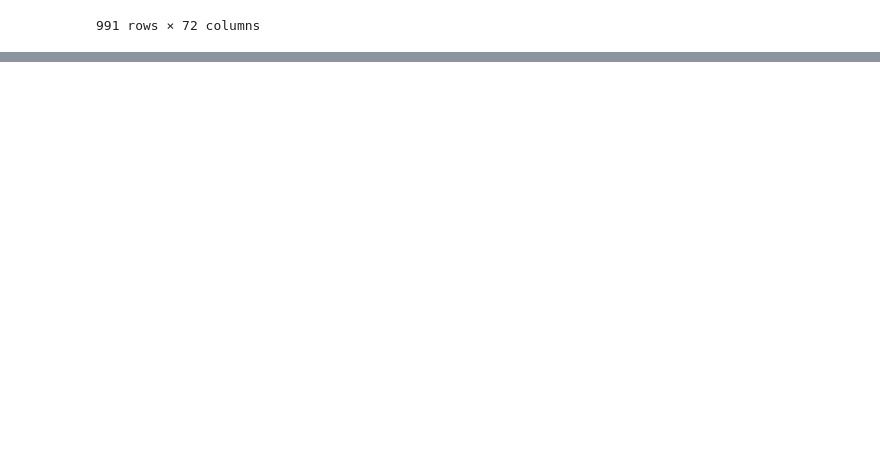
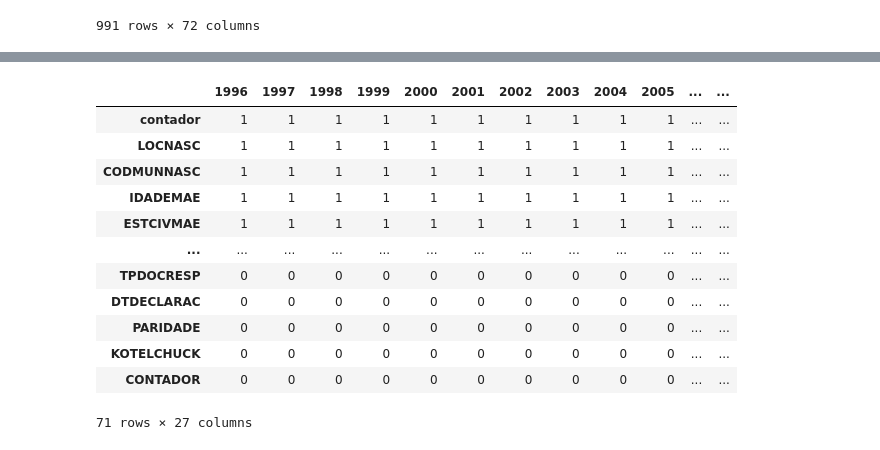
Before and after one commit to lucasmuguet/TCC, a Jupyter notebook: SINASC.ipynb, the cells around one changed output, grey strips where cells are left out. Drawn from its saved outputs; the diff is of its cells as text; code cells hidden in the pictures; blank space fills up the shorter version.

Commit message:
Adição da geração da tabela de presença no notebook

```diff
--- a/SINASC.ipynb
+++ b/SINASC.ipynb
@@ -97,3 +78,23 @@ Quantidade de mães que deram a luz em 2020 que já tinham pelo menos 2 filhos m
 | 631625 | <NA> | 1 | 521800 | 33.0 | 2 | 4 | 999992 | 01 | 2.0 | ... |
 | 631638 | <NA> | 1 | 530010 | 28.0 | 1 | 5 | 223505 | 00 | 2.0 | ... |
 991 rows × 72 columns
+# %%
+def gerar_tabela_presenca(df, coluna_data):
+    df = df.copy()
+
+    df['ANO'] = df[coluna_data].str[-4:].astype(int)
+    anos = sorted(df['ANO'].unique())
+
+    colunas = [col for col in df.columns if col != coluna_data and col != 'ANO']
+
+    resultado = pd.DataFrame(index=colunas, columns=anos)
+
+    for col in colunas:
+        for ano in anos:
+            subset = df[df['ANO'] == ano]
+            if subset[col].notna().any():
+                resultado.loc[col, ano] = 1
+            else:
+                resultado.loc[col, ano] = 0
+    resultado = resultado.astype(int)
+    return resultado
@@ -99,0 +120,3 @@ Quantidade de mães que deram a luz em 2020 que já tinham pelo menos 2 filhos m
+# %%
+to_presenca = gerar_tabela_presenca(to, 'DTNASC')
+heatmap(to_presenca)
@@ -99,0 +125,16 @@ Quantidade de mães que deram a luz em 2020 que já tinham pelo menos 2 filhos m
+# %%
+display(to_presenca)
+# %% [output]
+|  | 1996 | 1997 | 1998 | 1999 | 2000 | 2001 | 2002 | 2003 | 2004 | 2005 | ... | ... |
+| contador | 1 | 1 | 1 | 1 | 1 | 1 | 1 | 1 | 1 | 1 | ... | ... |
+| LOCNASC | 1 | 1 | 1 | 1 | 1 | 1 | 1 | 1 | 1 | 1 | ... | ... |
+| CODMUNNASC | 1 | 1 | 1 | 1 | 1 | 1 | 1 | 1 | 1 | 1 | ... | ... |
+| IDADEMAE | 1 | 1 | 1 | 1 | 1 | 1 | 1 | 1 | 1 | 1 | ... | ... |
+| ESTCIVMAE | 1 | 1 | 1 | 1 | 1 | 1 | 1 | 1 | 1 | 1 | ... | ... |
+| ... | ... | ... | ... | ... | ... | ... | ... | ... | ... | ... | ... | ... |
+| TPDOCRESP | 0 | 0 | 0 | 0 | 0 | 0 | 0 | 0 | 0 | 0 | ... | ... |
+| DTDECLARAC | 0 | 0 | 0 | 0 | 0 | 0 | 0 | 0 | 0 | 0 | ... | ... |
+| PARIDADE | 0 | 0 | 0 | 0 | 0 | 0 | 0 | 0 | 0 | 0 | ... | ... |
+| KOTELCHUCK | 0 | 0 | 0 | 0 | 0 | 0 | 0 | 0 | 0 | 0 | ... | ... |
+| CONTADOR | 0 | 0 | 0 | 0 | 0 | 0 | 0 | 0 | 0 | 0 | ... | ... |
+71 rows × 27 columns
```
Also changed, not shown: parts of 5 cells of this notebook, 1 other file.
